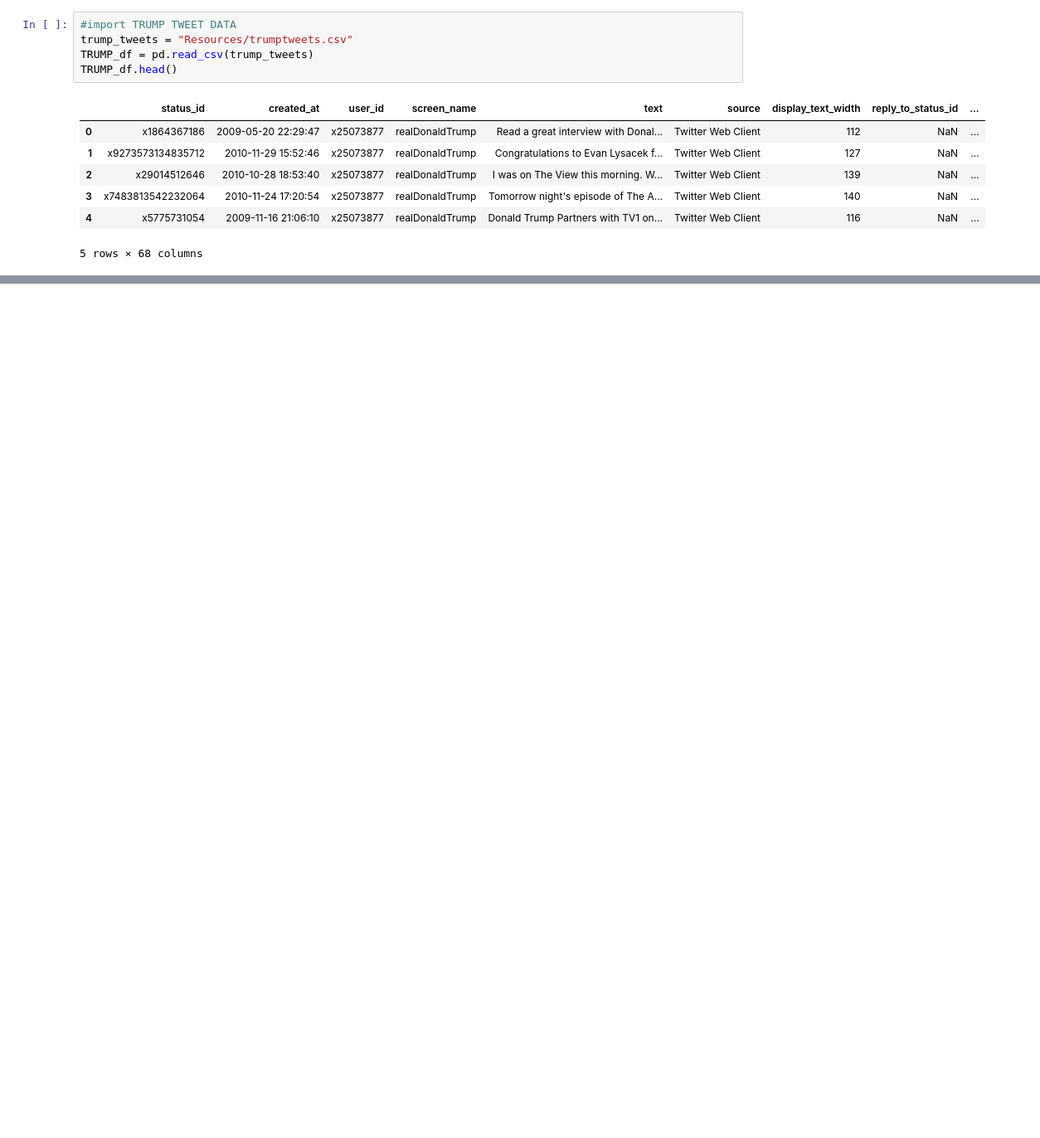
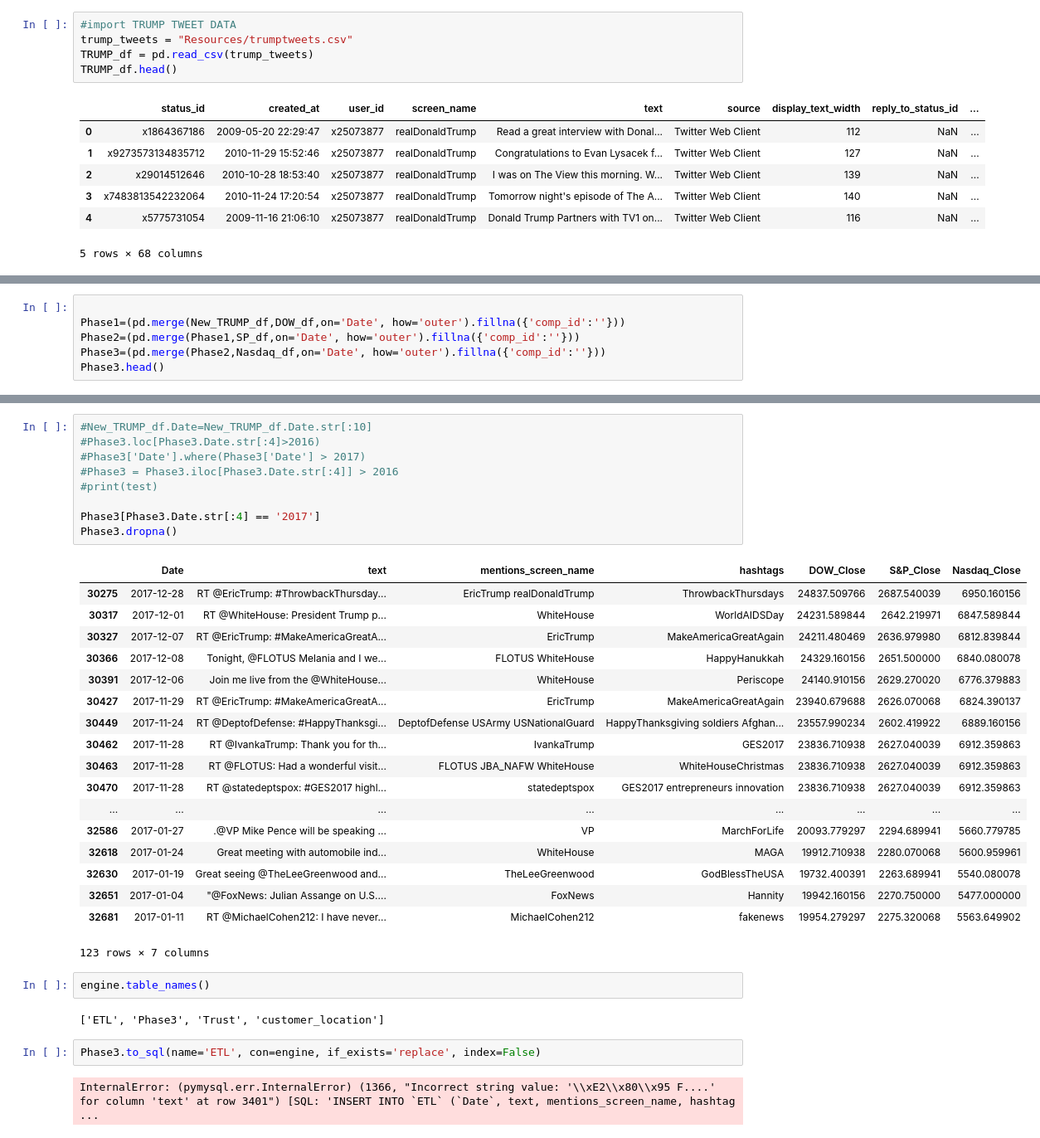
Before and after one commit to JarvisMartin22/ETL_Project, a Jupyter notebook: ETL_Project.ipynb, the cells around one changed output, grey strips where cells are left out. Shown at 83% size. Cells and saved outputs as stored; diff of their text form; blank space fills up the shorter version.

Commit message:
Add existing file

```diff
--- a/ETL_Project.ipynb
+++ b/ETL_Project.ipynb
@@ -96,0 +113,6 @@ ModuleNotFoundError: No module named 'MySQLdb'
+# %%
+
+Phase1=(pd.merge(New_TRUMP_df,DOW_df,on='Date', how='outer').fillna({'comp_id':''}))
+Phase2=(pd.merge(Phase1,SP_df,on='Date', how='outer').fillna({'comp_id':''}))
+Phase3=(pd.merge(Phase2,Nasdaq_df,on='Date', how='outer').fillna({'comp_id':''}))
+Phase3.head()
@@ -96,0 +126,36 @@ ModuleNotFoundError: No module named 'MySQLdb'
+# %%
+#New_TRUMP_df.Date=New_TRUMP_df.Date.str[:10]
+#Phase3.loc[Phase3.Date.str[:4]>2016)
+#Phase3['Date'].where(Phase3['Date'] > 2017)
+#Phase3 = Phase3.iloc[Phase3.Date.str[:4]] > 2016
+#print(test)
+
+Phase3[Phase3.Date.str[:4] == '2017']
+Phase3.dropna()
+# %% [output]
+|  | Date | text | mentions_screen_name | hashtags | DOW_Close | S&P_Close | Nasdaq_Close |
+| 30275 | 2017-12-28 | RT @EricTrump: #ThrowbackThursday... | EricTrump realDonaldTrump | ThrowbackThursdays | 24837.509766 | 2687.540039 | 6950.160156 |
+| 30317 | 2017-12-01 | RT @WhiteHouse: President Trump p... | WhiteHouse | WorldAIDSDay | 24231.589844 | 2642.219971 | 6847.589844 |
+| 30327 | 2017-12-07 | RT @EricTrump: #MakeAmericaGreatA... | EricTrump | MakeAmericaGreatAgain | 24211.480469 | 2636.979980 | 6812.839844 |
+| 30366 | 2017-12-08 | Tonight, @FLOTUS Melania and I we... | FLOTUS WhiteHouse | HappyHanukkah | 24329.160156 | 2651.500000 | 6840.080078 |
+| 30391 | 2017-12-06 | Join me live from the @WhiteHouse... | WhiteHouse | Periscope | 24140.910156 | 2629.270020 | 6776.379883 |
+| 30427 | 2017-11-29 | RT @EricTrump: #MakeAmericaGreatA... | EricTrump | MakeAmericaGreatAgain | 23940.679688 | 2626.070068 | 6824.390137 |
+| 30449 | 2017-11-24 | RT @DeptofDefense: #HappyThanksgi... | DeptofDefense USArmy USNationalGuard | HappyThanksgiving soldiers Afghan... | 23557.990234 | 2602.419922 | 6889.160156 |
+| 30462 | 2017-11-28 | RT @IvankaTrump: Thank you for th... | IvankaTrump | GES2017 | 23836.710938 | 2627.040039 | 6912.359863 |
+| 30463 | 2017-11-28 | RT @FLOTUS: Had a wonderful visit... | FLOTUS JBA_NAFW WhiteHouse | WhiteHouseChristmas | 23836.710938 | 2627.040039 | 6912.359863 |
+| 30470 | 2017-11-28 | RT @statedeptspox: #GES2017 highl... | statedeptspox | GES2017 entrepreneurs innovation | 23836.710938 | 2627.040039 | 6912.359863 |
+| ... | ... | ... | ... | ... | ... | ... | ... |
+| 32586 | 2017-01-27 | .@VP Mike Pence will be speaking ... | VP | MarchForLife | 20093.779297 | 2294.689941 | 5660.779785 |
+| 32618 | 2017-01-24 | Great meeting with automobile ind... | WhiteHouse | MAGA | 19912.710938 | 2280.070068 | 5600.959961 |
+| 32630 | 2017-01-19 | Great seeing @TheLeeGreenwood and... | TheLeeGreenwood | GodBlessTheUSA | 19732.400391 | 2263.689941 | 5540.080078 |
+| 32651 | 2017-01-04 | "@FoxNews: Julian Assange on U.S.... | FoxNews | Hannity | 19942.160156 | 2270.750000 | 5477.000000 |
+| 32681 | 2017-01-11 | RT @MichaelCohen212: I have never... | MichaelCohen212 | fakenews | 19954.279297 | 2275.320068 | 5563.649902 |
+123 rows × 7 columns
+# %%
+engine.table_names()
+# %% [output]
+['ETL', 'Phase3', 'Trust', 'customer_location']
+# %%
+Phase3.to_sql(name='ETL', con=engine, if_exists='replace', index=False)
+# %% [output]
+InternalError: (pymysql.err.InternalError) (1366, "Incorrect string value: '\\xE2\\x80\\x95 F....' for column 'text' at row 3401") [SQL: 'INSERT INTO `ETL` (`Date`, text, mentions_screen_name, hashtag ...
```
Also changed, not shown: parts of 10 cells of this notebook, 1 other file.
